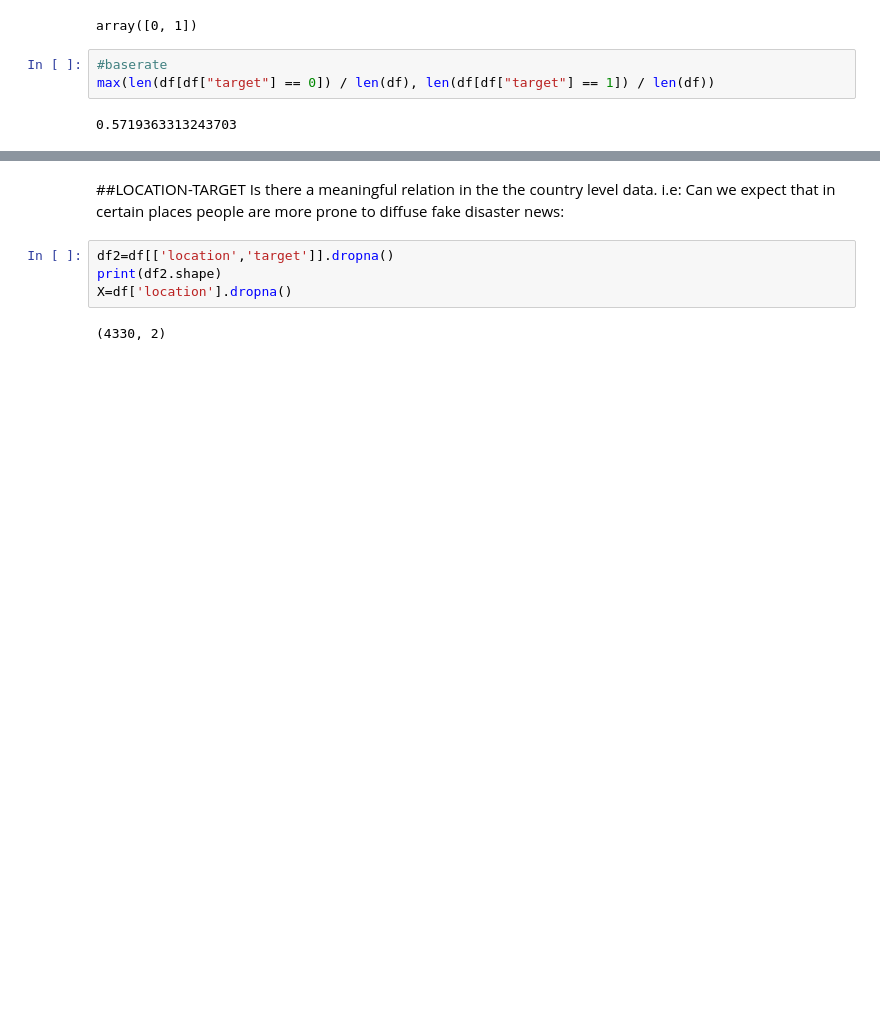
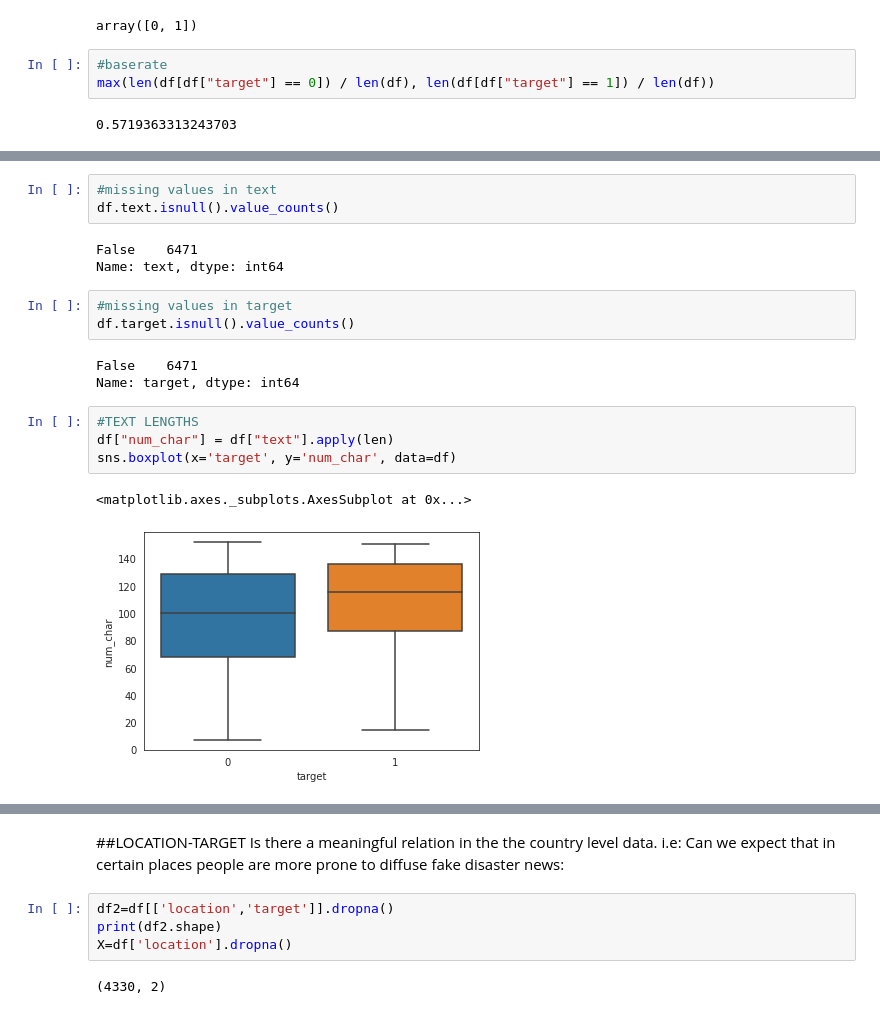
Before and after one commit to sarrab/DMML2020_COOP, a Jupyter notebook: code/COOP20.ipynb, the cells around one changed output, grey strips where cells are left out. Cells and saved outputs as stored; diff of their text form; blank space fills up the shorter version.

```diff
--- a/code/COOP20.ipynb
+++ b/code/COOP20.ipynb
@@ -58,0 +106,19 @@ max(len(df[df["target"] == 0]) / len(df), len(df[df["target"] == 1]) / len(df))
+# %%
+#missing values in text
+df.text.isnull().value_counts()
+# %% [output]
+False    6471
+Name: text, dtype: int64
+# %%
+#missing values in target
+df.target.isnull().value_counts()
+# %% [output]
+False    6471
+Name: target, dtype: int64
+# %%
+#TEXT LENGTHS
+df["num_char"] = df["text"].apply(len)
+sns.boxplot(x='target', y='num_char', data=df)
+# %% [output]
+<matplotlib.axes._subplots.AxesSubplot at 0x...>
+[figure, added]
```
Also changed, not shown: parts of 29 cells of this notebook.
